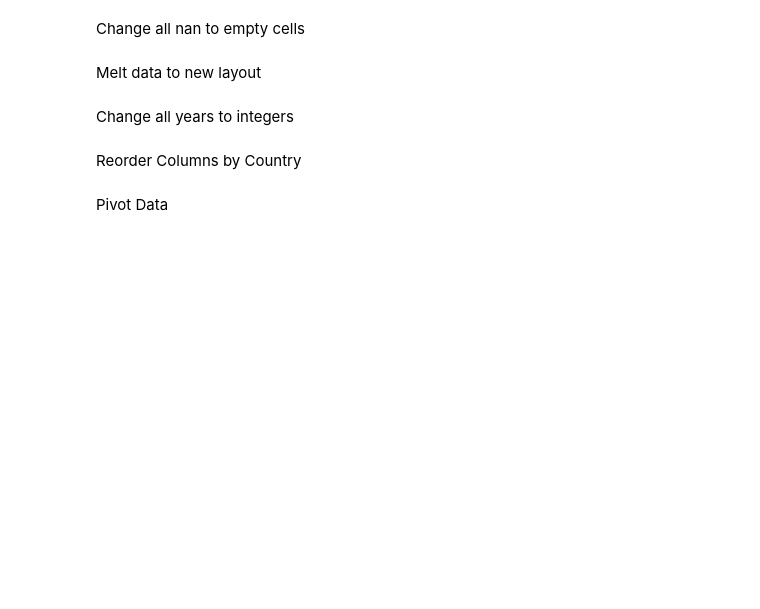
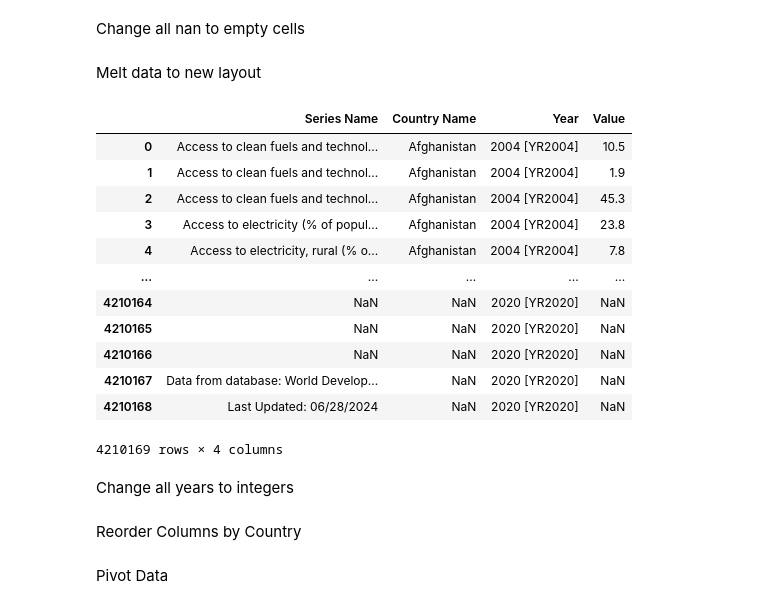
Before and after one commit to timcross271/CO2_Data_Analysis, a Jupyter notebook: Data_Cleaning.ipynb, the cells around one changed output. Drawn from its saved outputs; the diff is of its cells as text; code cells hidden in the pictures; blank space fills up the shorter version.

```diff
--- a/Data_Cleaning.ipynb
+++ b/Data_Cleaning.ipynb
@@ -54,3 +38,19 @@ df_melt=df_melt.reset_index(drop=True) # Re index the new sorted data
+# %%
+df_melt
+# %% [output]
+|  | Series Name | Country Name | Year | Value |
+| 0 | Access to clean fuels and technol... | Afghanistan | 2004 [YR2004] | 10.5 |
+| 1 | Access to clean fuels and technol... | Afghanistan | 2004 [YR2004] | 1.9 |
+| 2 | Access to clean fuels and technol... | Afghanistan | 2004 [YR2004] | 45.3 |
+| 3 | Access to electricity (% of popul... | Afghanistan | 2004 [YR2004] | 23.8 |
+| 4 | Access to electricity, rural (% o... | Afghanistan | 2004 [YR2004] | 7.8 |
+| ... | ... | ... | ... | ... |
+| 4210164 | NaN | NaN | 2020 [YR2020] | NaN |
+| 4210165 | NaN | NaN | 2020 [YR2020] | NaN |
+| 4210166 | NaN | NaN | 2020 [YR2020] | NaN |
+| 4210167 | Data from database: World Develop... | NaN | 2020 [YR2020] | NaN |
+| 4210168 | Last Updated: 06/28/2024 | NaN | 2020 [YR2020] | NaN |
+4210169 rows × 4 columns
 # %% [markdown]
 Change all years to integers
 # %%
```
Also changed, not shown: parts of 25 cells of this notebook, 2 other files.
